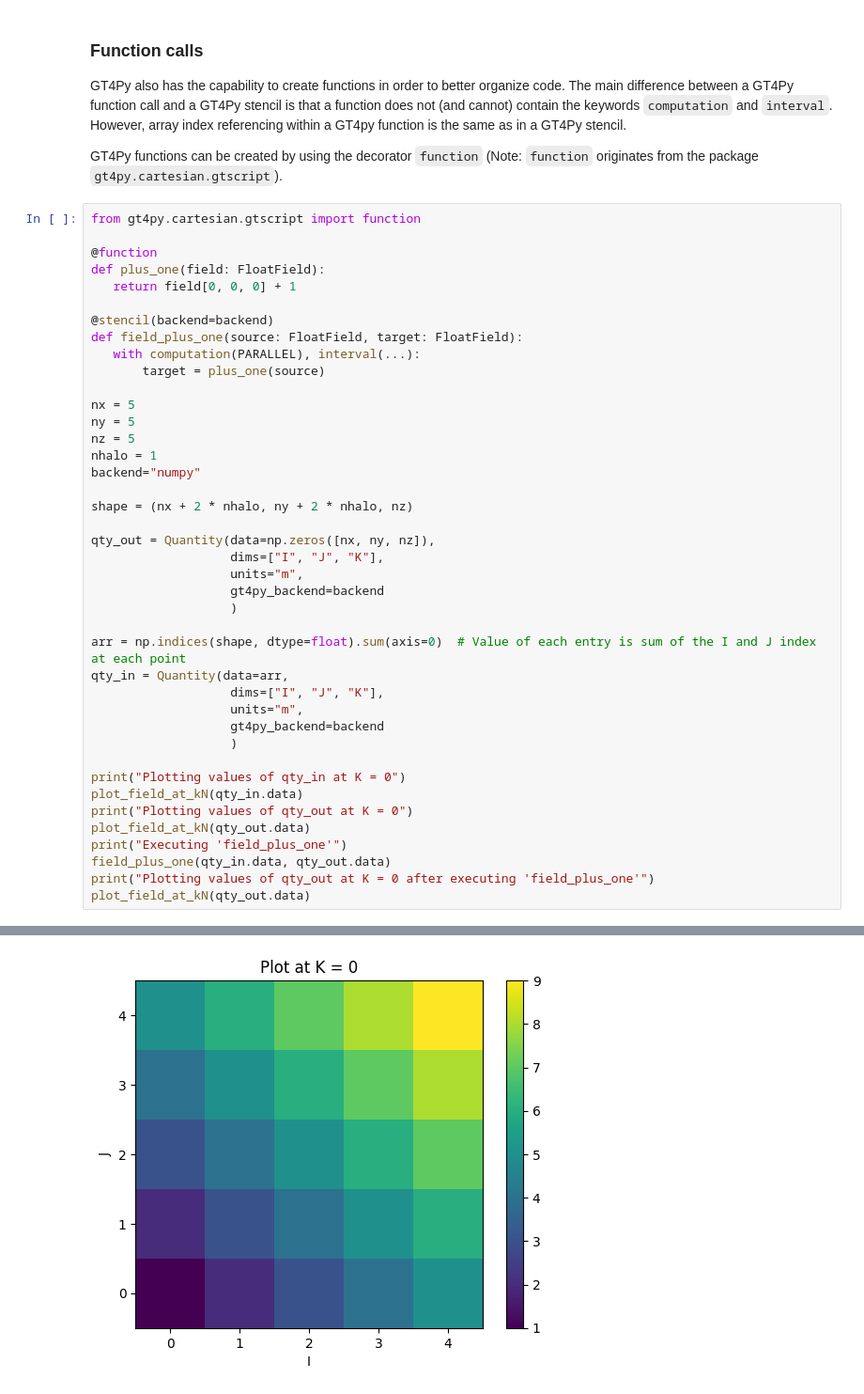
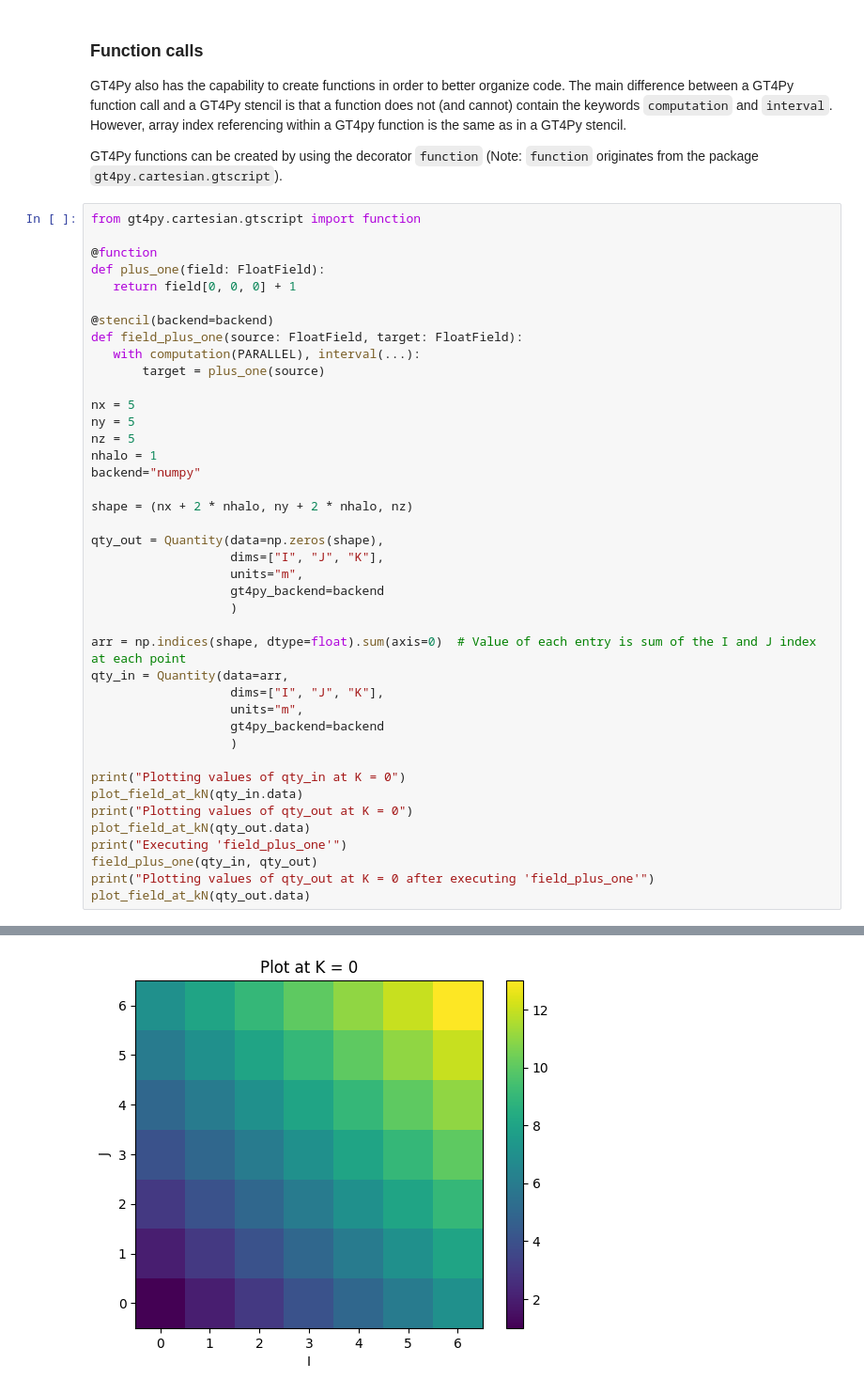
Before and after one commit to NOAA-GFDL/NDSL, a Jupyter notebook: examples/NDSL/01_gt4py_basics.ipynb, the cells around one changed output, grey strips where cells are left out. Shown: that part at 94% size. Cells and saved outputs as stored; diff of their text form.

```diff
--- a/examples/NDSL/01_basics.ipynb
+++ b/examples/NDSL/01_gt4py_basics.ipynb
@@ -414,7 +456,7 @@ backend="numpy"
 
 shape = (nx + 2 * nhalo, ny + 2 * nhalo, nz)
 
-qty_out = Quantity(data=np.zeros([nx, ny, nz]),
+qty_out = Quantity(data=np.zeros(shape),
                    dims=["I", "J", "K"],
                    units="m",
                    gt4py_backend=backend
@@ -432,7 +474,7 @@ plot_field_at_kN(qty_in.data)
 print("Plotting values of qty_out at K = 0")
 plot_field_at_kN(qty_out.data)
 print("Executing 'field_plus_one'")
-field_plus_one(qty_in.data, qty_out.data)
+field_plus_one(qty_in, qty_out)
 print("Plotting values of qty_out at K = 0 after executing 'field_plus_one'")
 plot_field_at_kN(qty_out.data)
 # %% [output]
@@ -448 +490 @@ Min and max values: 9.0 1.0
-[figure, old version]
+[figure, new version]
```
Also changed, not shown: parts of 12 cells of this notebook, 2 other files.
